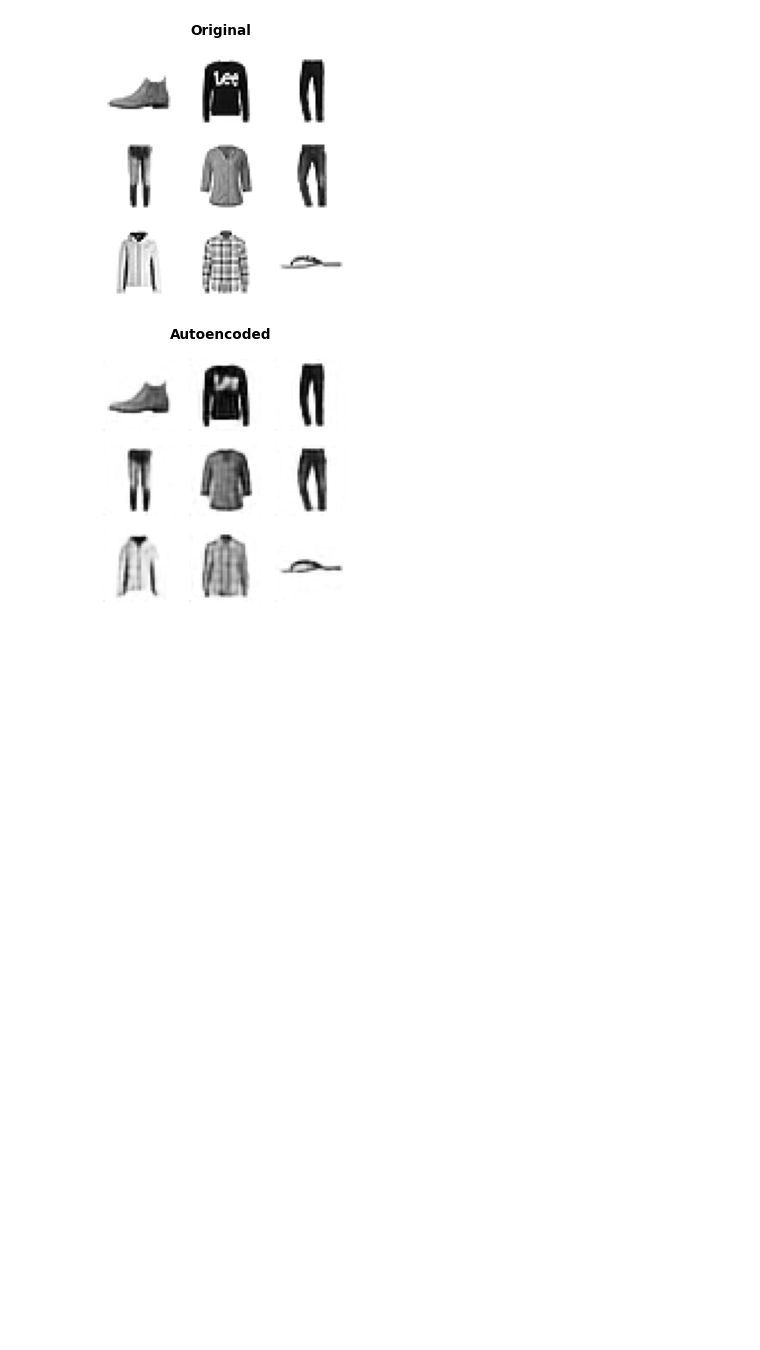
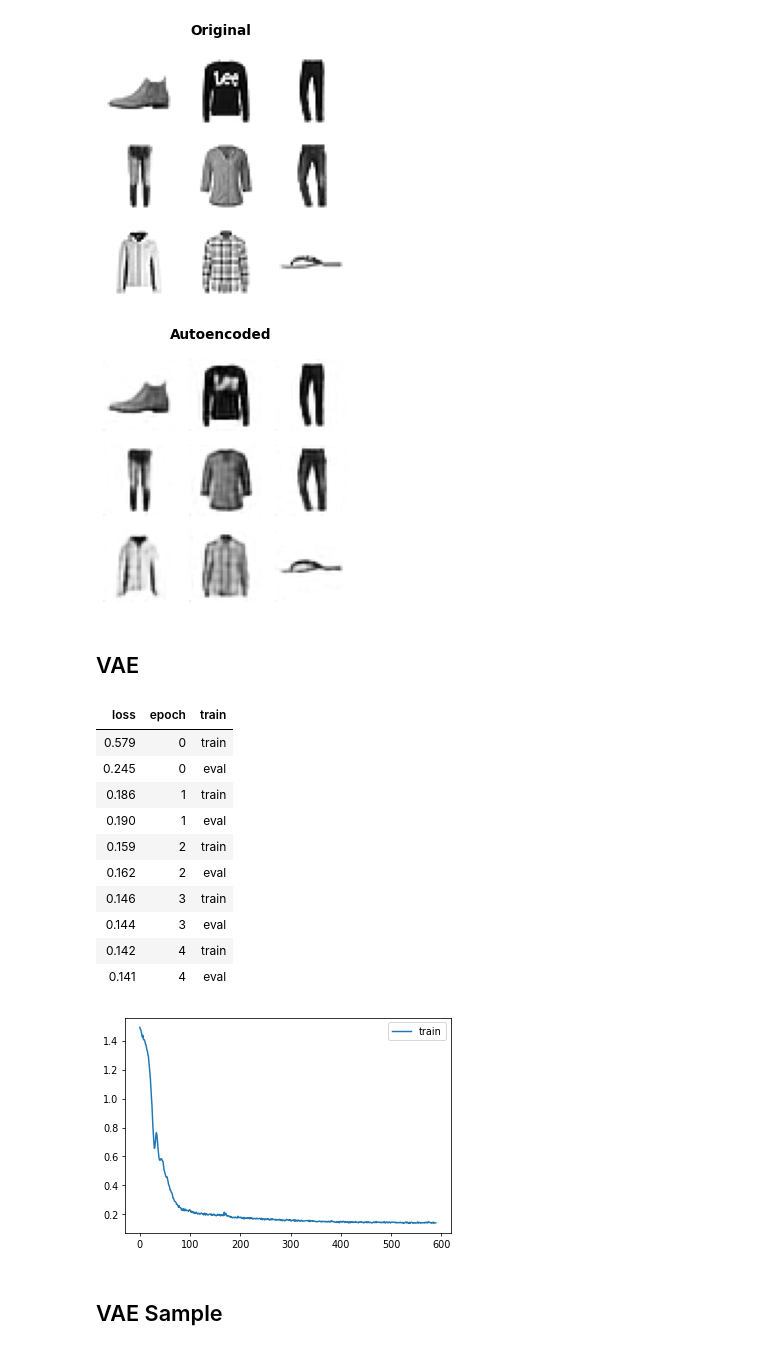
Before and after one commit to fastai/course22p2, a Jupyter notebook: nbs/29_vae.ipynb, the cells around one changed output. Saved outputs shown, nothing was run; the diff lists cells and outputs as text; code cells hidden in the pictures; blank space fills up the shorter version.

```diff
--- a/nbs/29_vae.ipynb
+++ b/nbs/29_vae.ipynb
@@ -149,3 +148,5 @@ show_images(xb[:9], imsize=1.5, title='Original');
 show_images(t[:9], imsize=1.5, title='Autoencoded');
 # %% [output]
 [figure]
+# %% [markdown]
+## VAE
@@ -151,0 +183,40 @@ show_images(t[:9], imsize=1.5, title='Autoencoded');
+# %%
+def vae_loss(inp, target):
+    x,mu,lv = inp
+    BCE = F.binary_cross_entropy((x+1)/2, (target+1)/2)
+    # Appendix B: https://arxiv.org/abs/1312.6114
+    KLD = -0.5 * torch.sum(1 + lv - mu.pow(2) - lv.exp())
+    return BCE + KLD/len(x)
+# %%
+def vae_loss(inp, target):
+    x,mu,lv = inp
+    orig = F.mse_loss(x, target)
+    # Appendix B: https://arxiv.org/abs/1312.6114
+    KLD = -0.5 * torch.sum(1 + lv - mu.pow(2) - lv.exp())
+    return orig + KLD/len(x)/100
+# %%
+lr = 1e-2
+epochs = 5
+opt_func = partial(optim.Adam, eps=1e-5)
+tmax = epochs * len(dls.train)
+sched = partial(lr_scheduler.OneCycleLR, max_lr=lr, total_steps=tmax)
+cbs = [DeviceCB(), ProgressCB(plot=True), MetricsCB(), BatchSchedCB(sched), TrainCB()]
+model = VAE(in_channels=1, out_channels=1)
+learn = Learner(model, dls, vae_loss, lr=lr, cbs=cbs, opt_func=opt_func)
+# %%
+learn.fit(epochs)
+# %% [output]
+| loss | epoch | train |
+| 0.579 | 0 | train |
+| 0.245 | 0 | eval |
+| 0.186 | 1 | train |
+| 0.190 | 1 | eval |
+| 0.159 | 2 | train |
+| 0.162 | 2 | eval |
+| 0.146 | 3 | train |
+| 0.144 | 3 | eval |
+| 0.142 | 4 | train |
+| 0.141 | 4 | eval |
+[figure, added]
+# %% [markdown]
+## VAE Sample
```
Also changed, not shown: parts of 8 cells of this notebook.
